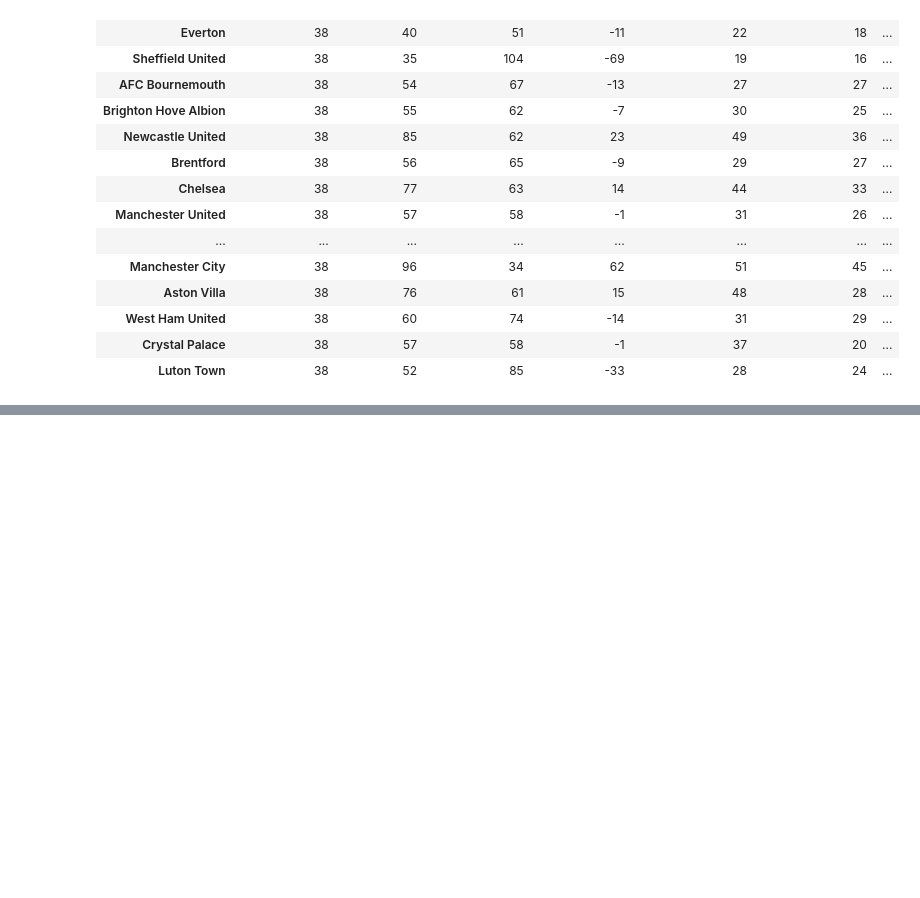
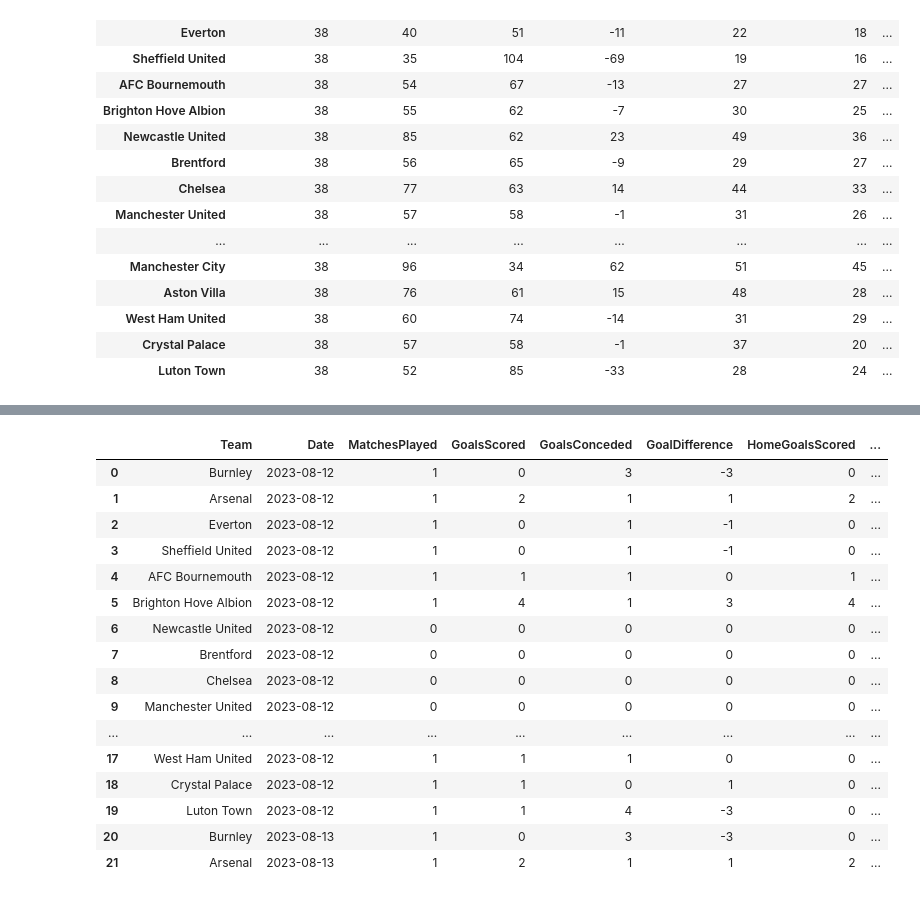
Before and after one commit to szeyao/league_analysis, a Jupyter notebook: league_analysis.ipynb, the cells around one changed output, grey strips where cells are left out. Saved outputs shown, nothing was run; the diff lists cells and outputs as text; code cells hidden in the pictures; blank space fills up the shorter version.

```diff
--- a/league_analysis.ipynb
+++ b/league_analysis.ipynb
@@ -235,0 +174,61 @@ team_stats_season_df
+# %%
+season_df['Date'] = pd.to_datetime(season_df['Date'])  # Ensure the 'Date' column is in datetime format
+season_df = season_df.sort_values('Date')  # Sort matches by date
+calendar_dates = season_df['Date'].unique()
+teams = pd.concat([season_df['HomeTeam'], season_df['AwayTeam']]).unique()
+team_stats_daily = []
+
+# Iterate over each calendar date
+for current_date in calendar_dates:
+    matches_up_to_date = season_df[season_df['Date'] <= current_date]
+    for team in teams:
+        home_matches = matches_up_to_date[matches_up_to_date['HomeTeam'] == team]
+        home_goals_scored = home_matches['HomeScore'].sum()
+        home_goals_conceded = home_matches['AwayScore'].sum()
+        home_corners = home_matches['HomeCornerKicks'].sum()
+        home_yellow_cards = home_matches['HomeYellowCards'].sum()
+        home_shots = home_matches['HomeShots'].sum()
+        away_matches = matches_up_to_date[matches_up_to_date['AwayTeam'] == team]
+        away_goals_scored = away_matches['AwayScore'].sum()
+        away_goals_conceded = away_matches['HomeScore'].sum()
+        away_corners = away_matches['AwayCornerKicks'].sum()
+        away_yellow_cards = away_matches['AwayYellowCards'].sum()
+        away_shots = away_matches['AwayShots'].sum()
+        total_matches_played = len(home_matches) + len(away_matches)
+        total_goals_scored = home_goals_scored + away_goals_scored
+        total_goals_conceded = home_goals_conceded + away_goals_conceded
+        team_stats_daily.append({
+            'Team': team,
+            'Date': current_date,
+            'MatchesPlayed': total_matches_played,
+            'GoalsScored': total_goals_scored,
+            'GoalsConceded': total_goals_conceded,
+            'GoalDifference': total_goals_scored - total_goals_conceded,
+            'HomeGoalsScored': home_goals_scored,
+            'AwayGoalsScored': away_goals_scored,
+            'HomeCornerKicks': home_corners,
+            'AwayCornerKicks': away_corners,
+            'HomeYellowCards': home_yellow_cards,
+            'AwayYellowCards': away_yellow_cards,
+            'HomeShots': home_shots,
+            'AwayShots': away_shots
+        })
+team_stats_daily_df = pd.DataFrame(team_stats_daily)
+# %% [output]
+|  | Team | Date | MatchesPlayed | GoalsScored | GoalsConceded | GoalDifference | HomeGoalsScored | ... |
+| 0 | Burnley | 2023-08-12 | 1 | 0 | 3 | -3 | 0 | ... |
+| 1 | Arsenal | 2023-08-12 | 1 | 2 | 1 | 1 | 2 | ... |
+| 2 | Everton | 2023-08-12 | 1 | 0 | 1 | -1 | 0 | ... |
+| 3 | Sheffield United | 2023-08-12 | 1 | 0 | 1 | -1 | 0 | ... |
+| 4 | AFC Bournemouth | 2023-08-12 | 1 | 1 | 1 | 0 | 1 | ... |
+| 5 | Brighton Hove Albion | 2023-08-12 | 1 | 4 | 1 | 3 | 4 | ... |
+| 6 | Newcastle United | 2023-08-12 | 0 | 0 | 0 | 0 | 0 | ... |
+| 7 | Brentford | 2023-08-12 | 0 | 0 | 0 | 0 | 0 | ... |
+| 8 | Chelsea | 2023-08-12 | 0 | 0 | 0 | 0 | 0 | ... |
+| 9 | Manchester United | 2023-08-12 | 0 | 0 | 0 | 0 | 0 | ... |
+| ... | ... | ... | ... | ... | ... | ... | ... | ... |
+| 17 | West Ham United | 2023-08-12 | 1 | 1 | 1 | 0 | 0 | ... |
+| 18 | Crystal Palace | 2023-08-12 | 1 | 1 | 0 | 1 | 0 | ... |
+| 19 | Luton Town | 2023-08-12 | 1 | 1 | 4 | -3 | 0 | ... |
+| 20 | Burnley | 2023-08-13 | 1 | 0 | 3 | -3 | 0 | ... |
+| 21 | Arsenal | 2023-08-13 | 1 | 2 | 1 | 1 | 2 | ... |
```
Also changed, not shown: parts of 13 cells of this notebook.
